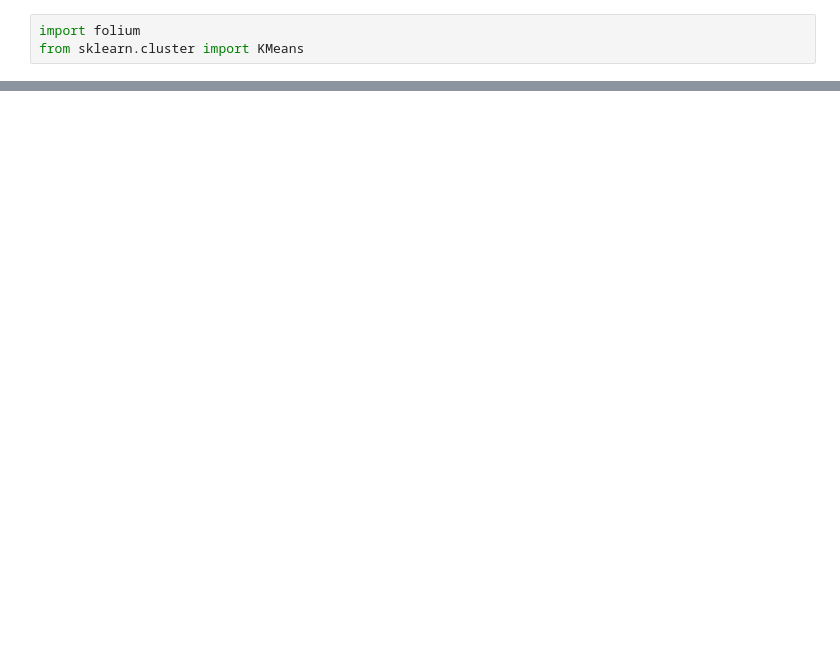
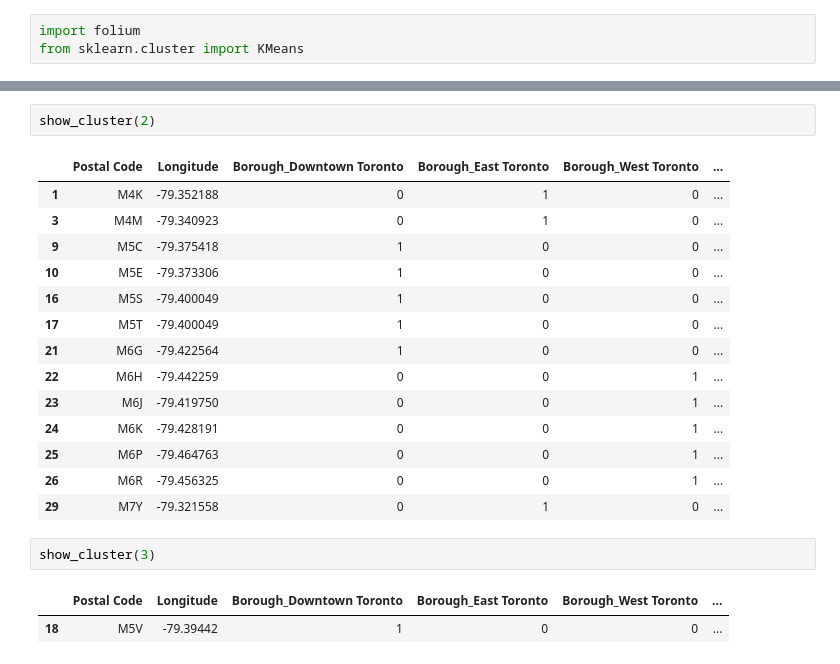
Before and after one commit to J-Breingan/ibm_coursera_capstone_project, a Jupyter notebook: Capstone Week 3 Assignment.ipynb, the cells around one changed output, grey strips where cells are left out. Cells and saved outputs as stored; diff of their text form; blank space fills up the shorter version.

```diff
--- a/Capstone Week 3 Assignment.ipynb
+++ b/Capstone Week 3 Assignment.ipynb
@@ -182,0 +452,22 @@ df
+# %%
+show_cluster(2)
+# %% [output]
+|  | Postal Code | Longitude | Borough_Downtown Toronto | Borough_East Toronto | Borough_West Toronto | ... |
+| 1 | M4K | -79.352188 | 0 | 1 | 0 | ... |
+| 3 | M4M | -79.340923 | 0 | 1 | 0 | ... |
+| 9 | M5C | -79.375418 | 1 | 0 | 0 | ... |
+| 10 | M5E | -79.373306 | 1 | 0 | 0 | ... |
+| 16 | M5S | -79.400049 | 1 | 0 | 0 | ... |
+| 17 | M5T | -79.400049 | 1 | 0 | 0 | ... |
+| 21 | M6G | -79.422564 | 1 | 0 | 0 | ... |
+| 22 | M6H | -79.442259 | 0 | 0 | 1 | ... |
+| 23 | M6J | -79.419750 | 0 | 0 | 1 | ... |
+| 24 | M6K | -79.428191 | 0 | 0 | 1 | ... |
+| 25 | M6P | -79.464763 | 0 | 0 | 1 | ... |
+| 26 | M6R | -79.456325 | 0 | 0 | 1 | ... |
+| 29 | M7Y | -79.321558 | 0 | 1 | 0 | ... |
+# %%
+show_cluster(3)
+# %% [output]
+|  | Postal Code | Longitude | Borough_Downtown Toronto | Borough_East Toronto | Borough_West Toronto | ... |
+| 18 | M5V | -79.39442 | 1 | 0 | 0 | ... |
```
Also changed, not shown: parts of 31 cells of this notebook.
